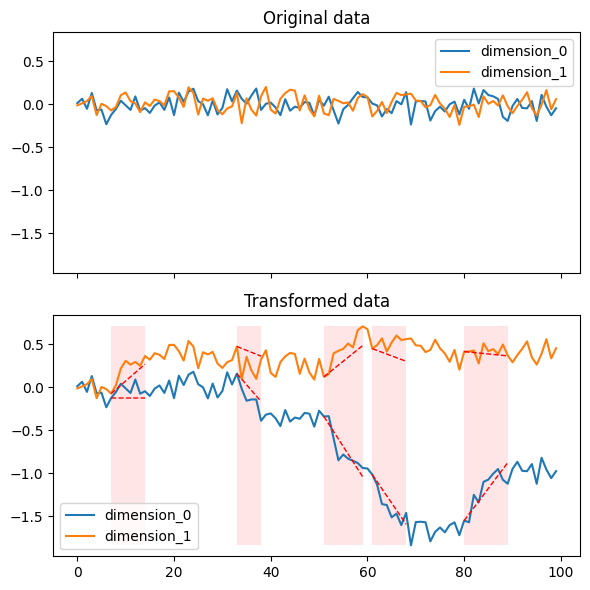
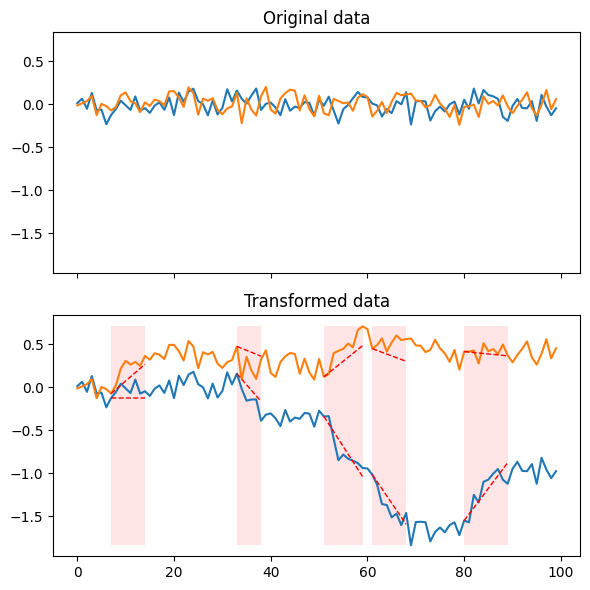
The notebook cell's code change between the first figure and the second:
--- before
+++ after
@@ -1,9 +1,9 @@
 fig, axes = plt.subplots(2, sharex=True, sharey=True, figsize=(6,6))
 # first plot: original data
-X.plot(ax=axes[0])
+axes[0].plot(X)
 axes[0].set_title('Original data')
 
 # second plot: transformed data
-Xt.plot(ax=axes[1])
+axes[1].plot(Xt)
 axes[1].set_title('Transformed data')
 
@@ -19,6 +19,6 @@
     axes[1].add_patch(rect)
     # vizualizing trends
-    axes[1].plot([start,end],[Xt.iloc[start,0],Xt.iloc[start,0] + (end-start)*slope[0]], ls='--', linewidth=1, color='red')
-    axes[1].plot([start,end],[Xt.iloc[start,1],Xt.iloc[start,1] + (end-start)*slope[1]], ls='--', linewidth=1, color='red')
+    axes[1].plot([start,end],[Xt[start,0],Xt[start,0] + (end-start)*slope[0]], ls='--', linewidth=1, color='red')
+    axes[1].plot([start,end],[Xt[start,1],Xt[start,1] + (end-start)*slope[1]], ls='--', linewidth=1, color='red')
 
 plt.tight_layout();

Commit: updating notebooks, adding version number